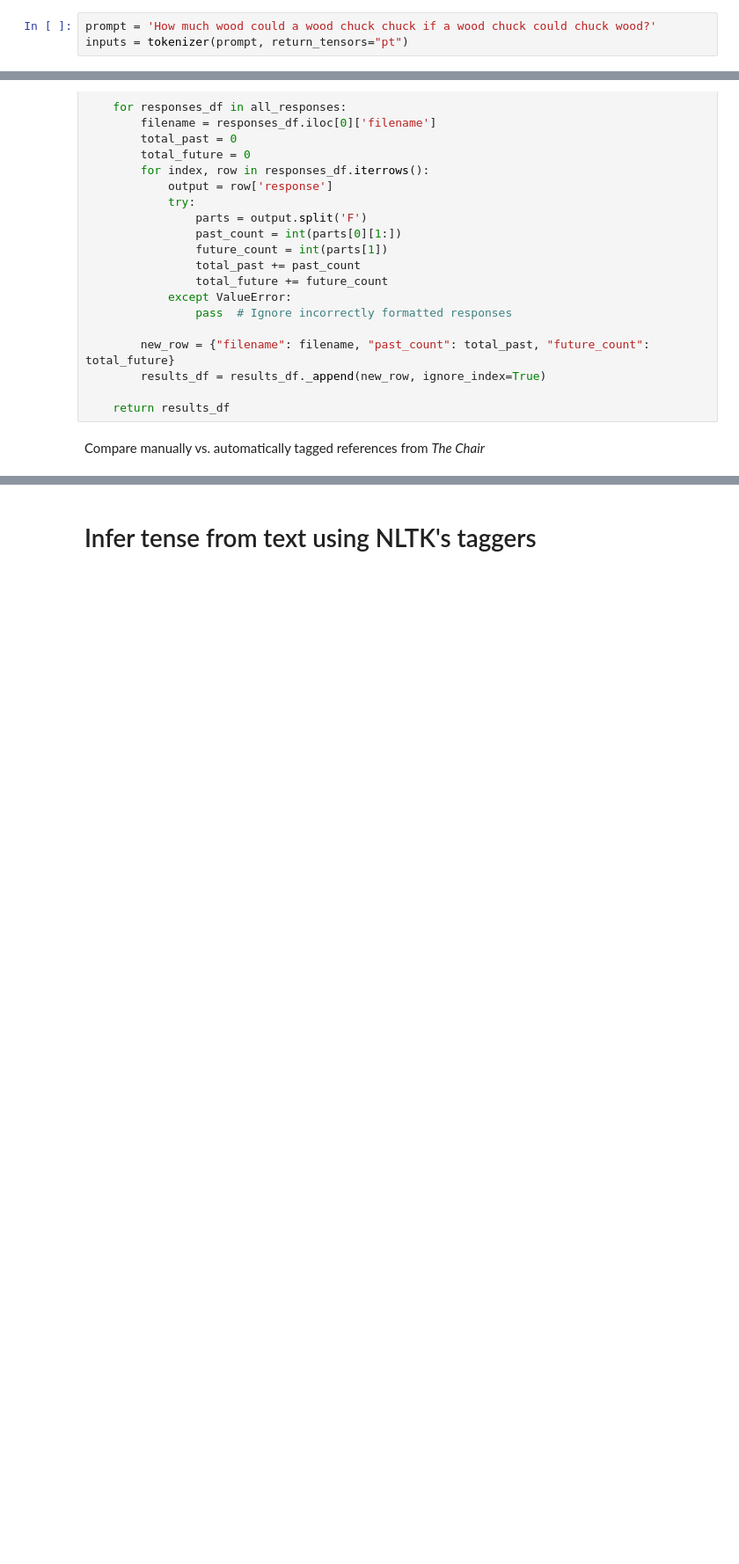
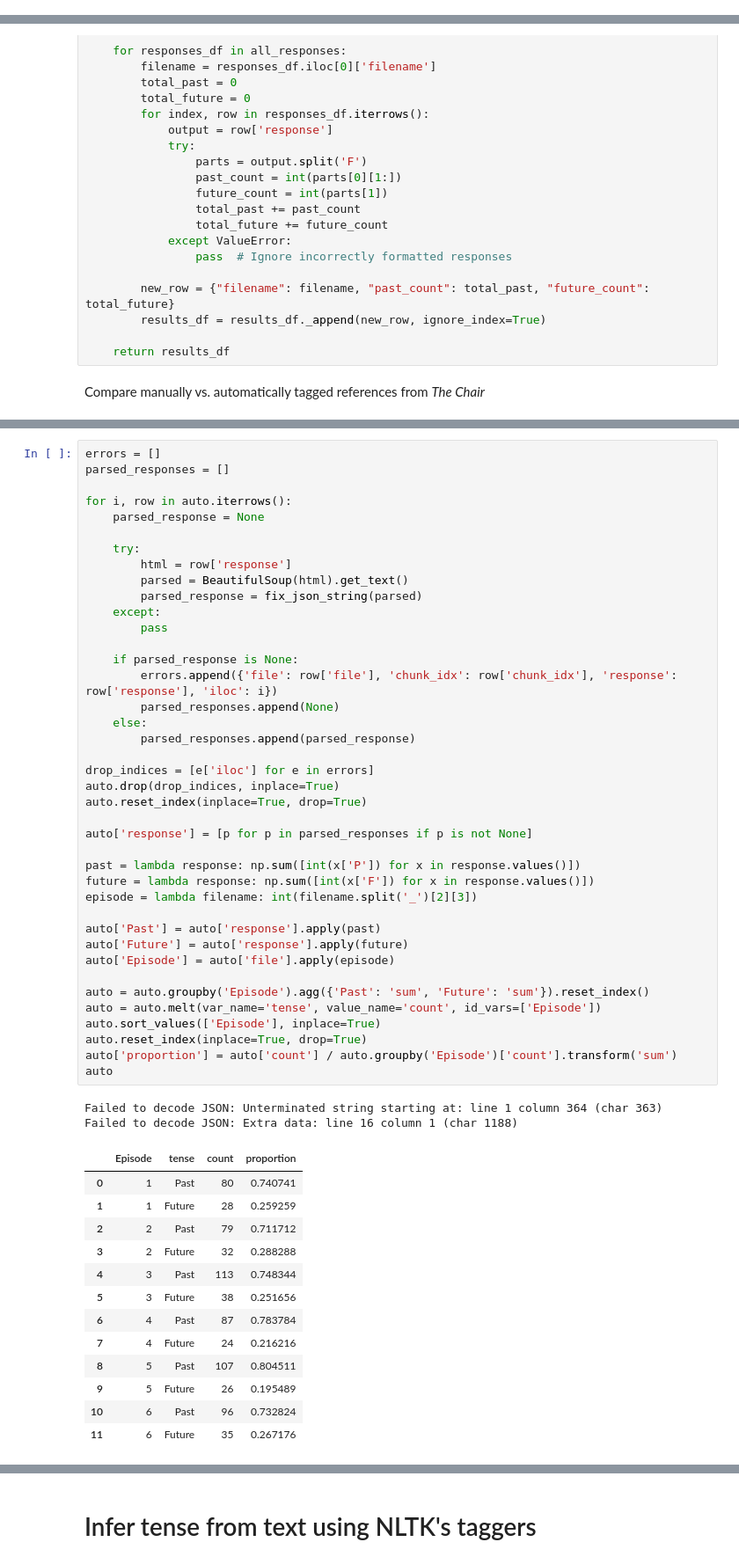
Before and after one commit to ContextLab/prediction-retrodiction-paper, a Jupyter notebook: code/meta-analysis.ipynb, the cells around one changed output, grey strips where cells are left out. Shown at 88% size. Drawn from its saved outputs; the diff is of its cells as text; blank space fills up the shorter version.

```diff
--- a/code/meta-analysis.ipynb
+++ b/code/meta-analysis.ipynb
@@ -91,3 +33,0 @@ model = AutoModelForCausalLM.from_pretrained("meta-llama/Llama-2-13b-chat-hf", t
-# %%
-prompt = 'How much wood could a wood chuck chuck if a wood chuck could chuck wood?'
-inputs = tokenizer(prompt, return_tensors="pt")
@@ -329,0 +228,56 @@ errors
+# %%
+errors = []
+parsed_responses = []
+
+for i, row in auto.iterrows():
+    parsed_response = None
+
+    try:
+        html = row['response']
+        parsed = BeautifulSoup(html).get_text()
+        parsed_response = fix_json_string(parsed)
+    except:
+        pass
+
+    if parsed_response is None:
+        errors.append({'file': row['file'], 'chunk_idx': row['chunk_idx'], 'response': row['response'], 'iloc': i})
+        parsed_responses.append(None)
+    else:
+        parsed_responses.append(parsed_response)
+
+drop_indices = [e['iloc'] for e in errors]
+auto.drop(drop_indices, inplace=True)
+auto.reset_index(inplace=True, drop=True)
+
+auto['response'] = [p for p in parsed_responses if p is not None]
+
+past = lambda response: np.sum([int(x['P']) for x in response.values()])
+future = lambda response: np.sum([int(x['F']) for x in response.values()])
+episode = lambda filename: int(filename.split('_')[2][3])
+
+auto['Past'] = auto['response'].apply(past)
+auto['Future'] = auto['response'].apply(future)
+auto['Episode'] = auto['file'].apply(episode)
+
+auto = auto.groupby('Episode').agg({'Past': 'sum', 'Future': 'sum'}).reset_index()
+auto = auto.melt(var_name='tense', value_name='count', id_vars=['Episode'])
+auto.sort_values(['Episode'], inplace=True)
+auto.reset_index(inplace=True, drop=True)
+auto['proportion'] = auto['count'] / auto.groupby('Episode')['count'].transform('sum')
+auto
+# %% [output]
+Failed to decode JSON: Unterminated string starting at: line 1 column 364 (char 363)
+Failed to decode JSON: Extra data: line 16 column 1 (char 1188)
+|  | Episode | tense | count | proportion |
+| 0 | 1 | Past | 80 | 0.740741 |
+| 1 | 1 | Future | 28 | 0.259259 |
+| 2 | 2 | Past | 79 | 0.711712 |
+| 3 | 2 | Future | 32 | 0.288288 |
+| 4 | 3 | Past | 113 | 0.748344 |
+| 5 | 3 | Future | 38 | 0.251656 |
+| 6 | 4 | Past | 87 | 0.783784 |
+| 7 | 4 | Future | 24 | 0.216216 |
+| 8 | 5 | Past | 107 | 0.804511 |
+| 9 | 5 | Future | 26 | 0.195489 |
+| 10 | 6 | Past | 96 | 0.732824 |
+| 11 | 6 | Future | 35 | 0.267176 |
```
Also changed, not shown: parts of 22 cells of this notebook, 9 other files.
